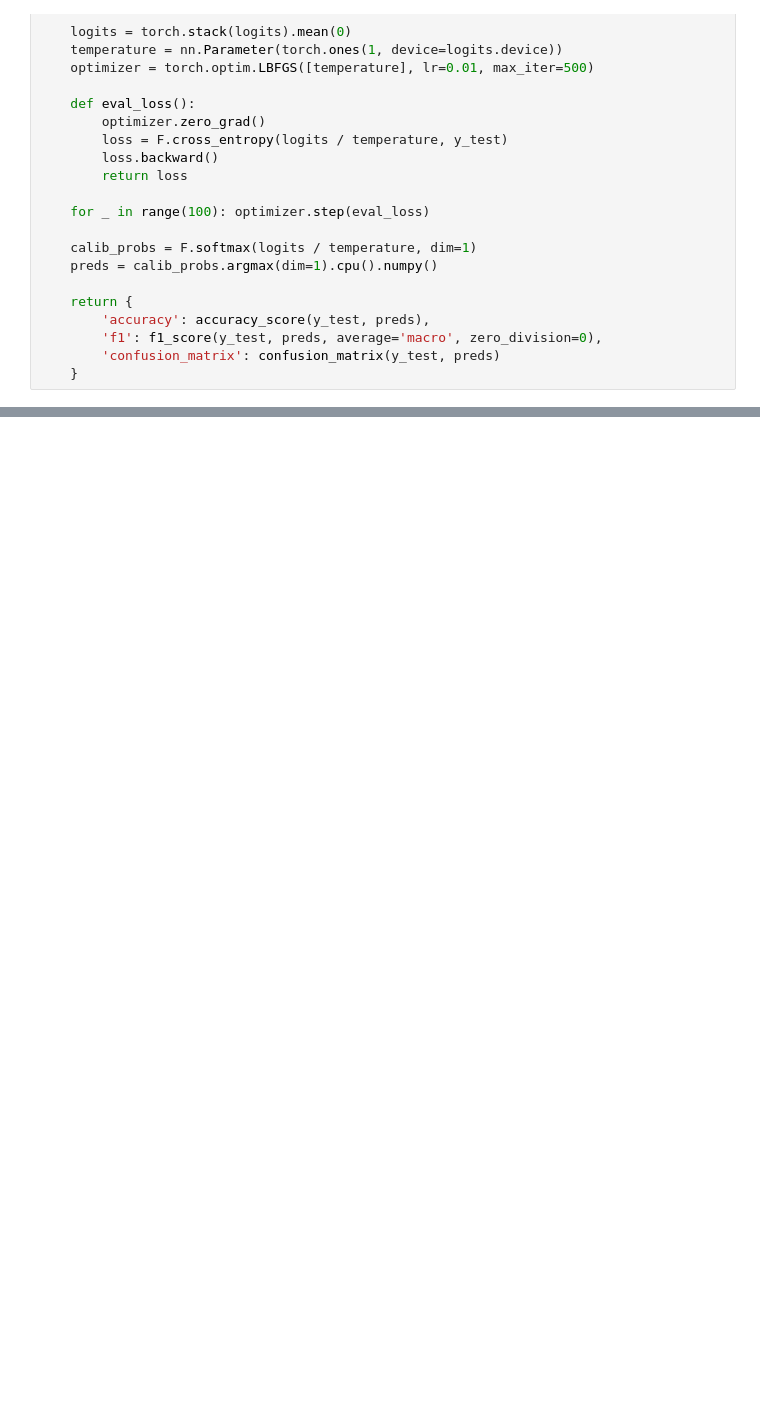
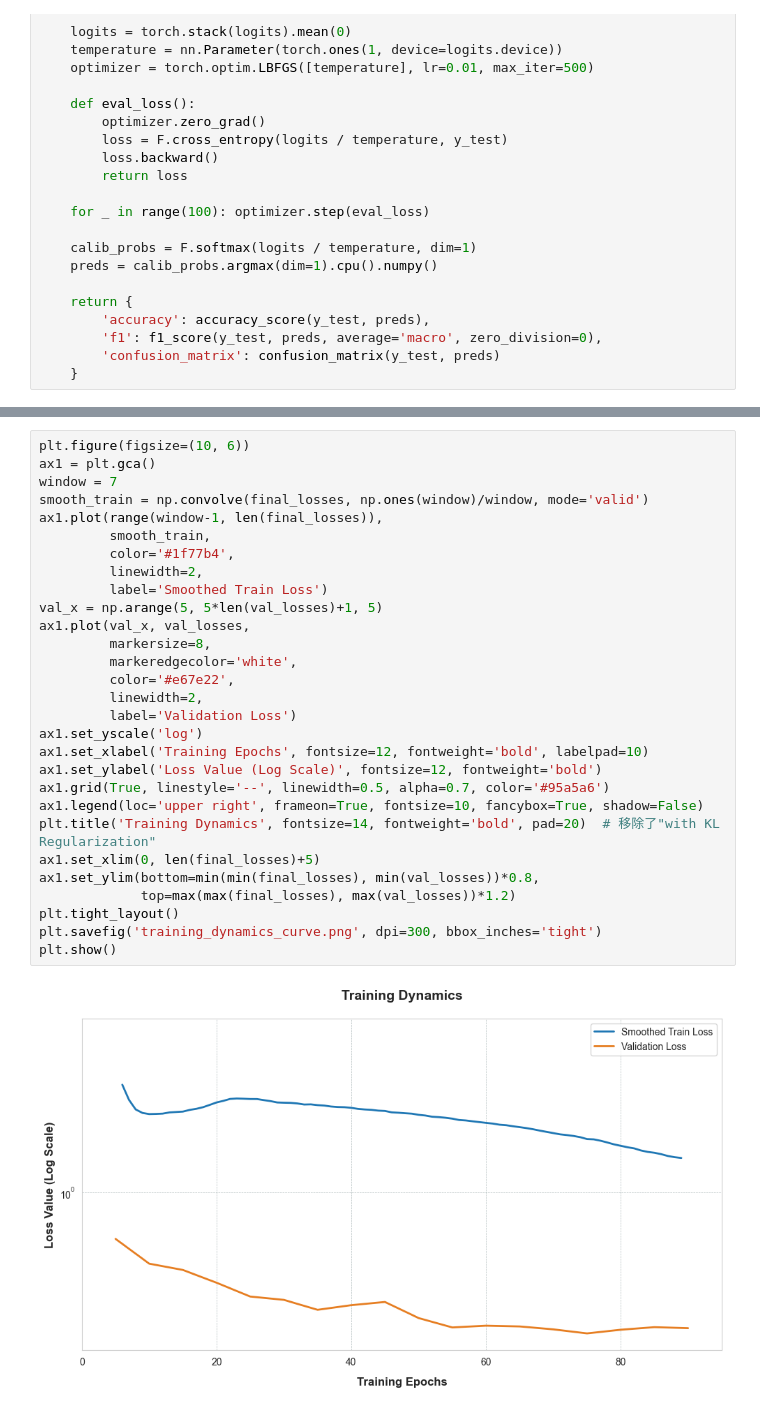
Before and after one commit to YongliangY/CAPSTONE-5703, a Jupyter notebook: heng/BNN_Reptile_val.ipynb, the cells around one changed output, grey strips where cells are left out. Saved outputs shown, nothing was run; the diff lists cells and outputs as text; blank space fills up the shorter version.

```diff
--- a/heng/BNN_Reptile_val.ipynb
+++ b/heng/BNN_Reptile_val.ipynb
@@ -487,0 +443,31 @@ plot_training_curves(final_losses, val_losses, kl_losses)
+# %%
+plt.figure(figsize=(10, 6))
+ax1 = plt.gca()
+window = 7
+smooth_train = np.convolve(final_losses, np.ones(window)/window, mode='valid')
+ax1.plot(range(window-1, len(final_losses)),
+         smooth_train,
+         color='#1f77b4',
+         linewidth=2,
+         label='Smoothed Train Loss')
+val_x = np.arange(5, 5*len(val_losses)+1, 5)
+ax1.plot(val_x, val_losses,
+         markersize=8,
+         markeredgecolor='white',
+         color='#e67e22',
+         linewidth=2,
+         label='Validation Loss')
+ax1.set_yscale('log')
+ax1.set_xlabel('Training Epochs', fontsize=12, fontweight='bold', labelpad=10)
+ax1.set_ylabel('Loss Value (Log Scale)', fontsize=12, fontweight='bold')
+ax1.grid(True, linestyle='--', linewidth=0.5, alpha=0.7, color='#95a5a6')
+ax1.legend(loc='upper right', frameon=True, fontsize=10, fancybox=True, shadow=False)
+plt.title('Training Dynamics', fontsize=14, fontweight='bold', pad=20)  # 移除了"with KL Regularization"
+ax1.set_xlim(0, len(final_losses)+5)
+ax1.set_ylim(bottom=min(min(final_losses), min(val_losses))*0.8,
+             top=max(max(final_losses), max(val_losses))*1.2)
+plt.tight_layout()
+plt.savefig('training_dynamics_curve.png', dpi=300, bbox_inches='tight')
+plt.show()
+# %% [output]
+[figure, added]
```
Also changed, not shown: parts of 6 cells of this notebook.
